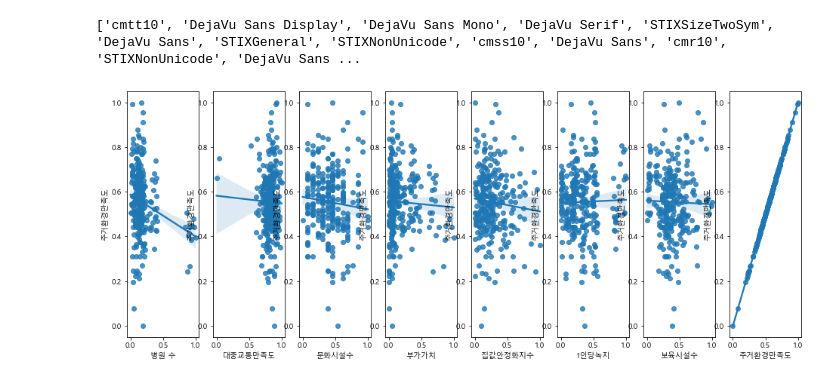
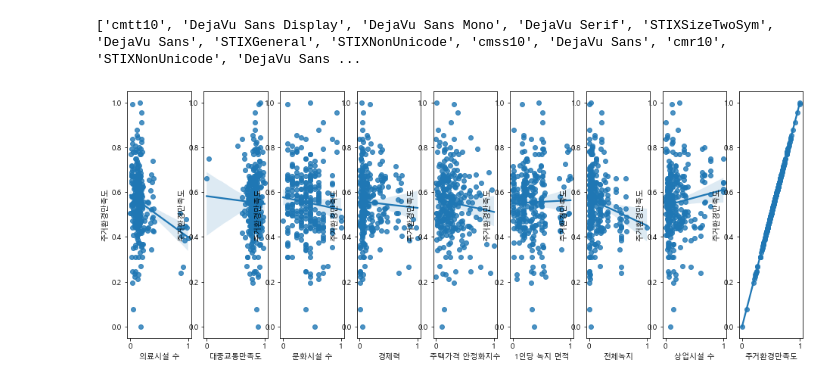
Before and after one commit to Choiterry/AI-Study, a Jupyter notebook: life_data_pearson_linear.ipynb, the cells around one changed output. Cells and saved outputs as stored; diff of their text form; code cells hidden in the pictures.

```diff
--- a/life_data_pearson_linear.ipynb
+++ b/life_data_pearson_linear.ipynb
@@ -1,6 +10,5 @@
 # %%
-import numpy as np
-import pandas as pd
+
 
 def pearson_correlation(x, y):
     # 입력 변수 x와 y의 길이가 동일한지 확인
@@ -25,10 +33,10 @@ def pearson_correlation(x, y):
     return correlation
 
 # 예시 데이터
-df = pd.read_excel("life_data.xlsx")
+
 
 label_name = '주거환경만족도'
-cols = ['병원 수','대중교통만족도','문화시설수','부가가치','집값안정화지수','1인당녹지','보육시설수','주거환경만족도']
+cols = [ '의료시설 수', '대중교통만족도', '문화시설 수', '경제력', '주택가격 안정화지수', '1인당 녹지 면적', '전체녹지', '상업시설 수', '주거환경만족도']
 
 for i in range(len(cols)):
     x = df[cols[i]]
@@ -77,24 +86,24 @@ plt.rc('font', family='Malgun Gothic')
 # %%
 import matplotlib.pyplot as plt
 import seaborn as sns
 from sklearn.preprocessing import MinMaxScaler
 import pandas as pd
 
 # 데이터프레임 생성 코드가 누락되어 있다면 추가해주세요.
 
 scaler = MinMaxScaler()
 df_a_normalized = scaler.fit_transform(df_a)
 
 df_a_normalized = pd.DataFrame(df_a_normalized, columns=df_a.columns)
 
 plt.figure(figsize=(16, 6))
 for i, name in enumerate(cols):
-    ax = plt.subplot(1, 8, i+1)
-    sns.regplot(x=name, y=cols[7], data=df_a_normalized, ax=ax, fit_reg=True)
+    ax = plt.subplot(1, 9, i+1)
+    sns.regplot(x=name, y=cols[8], data=df_a_normalized, ax=ax, fit_reg=True)
 
 plt.show()
 # %% [output]
-[figure, old version]
+[figure, new version]
 # %%
 import seaborn as sns
 from sklearn.model_selection import train_test_split
```
Also changed, not shown: parts of 4 cells of this notebook, 3 other files.
